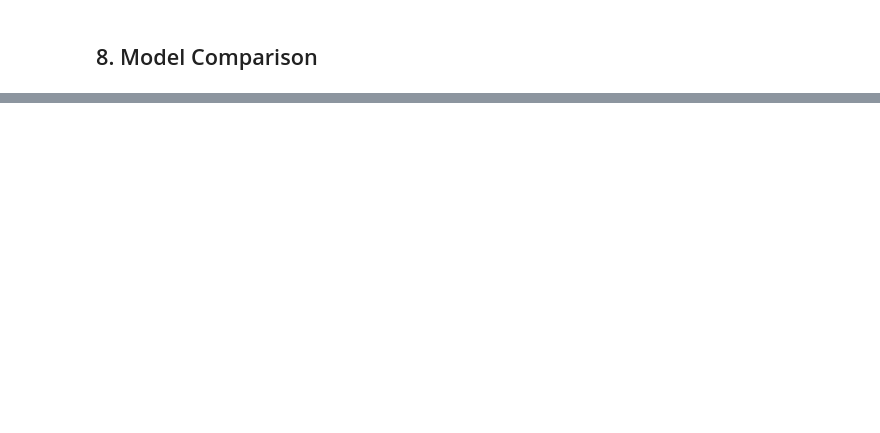
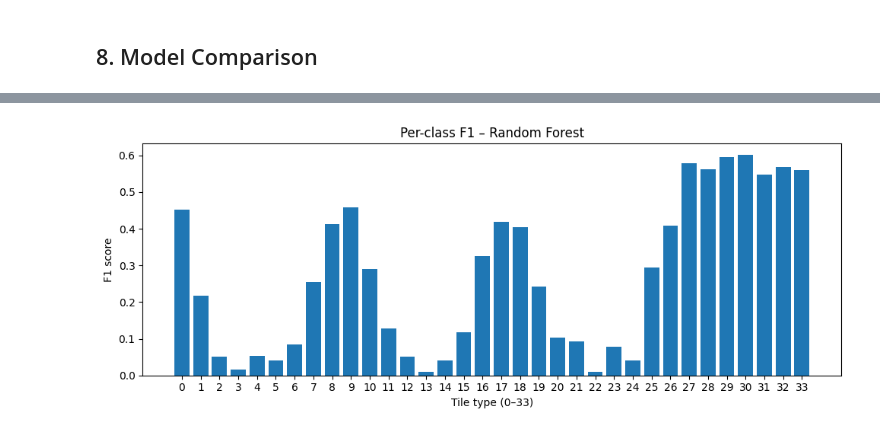
Before and after one commit to Calvinzheng123/ITCS-3156-Mahjong-Final-Project, a Jupyter notebook: MahjongML.ipynb, the cells around one changed output, grey strips where cells are left out. Saved outputs shown, nothing was run; the diff lists cells and outputs as text; code cells hidden in the pictures; blank space fills up the shorter version.

```diff
--- a/MahjongML.ipynb
+++ b/MahjongML.ipynb
@@ -360,0 +418,16 @@ results_df
+# %%
+from sklearn.metrics import precision_recall_fscore_support
+
+prec, rec, f1, support = precision_recall_fscore_support(
+    y_test, y_pred_rf, labels=np.arange(34), zero_division=0
+)
+
+f1_df = pd.DataFrame({
+    "tile_type": np.arange(34),
+    "precision": prec,
+    "recall": rec,
+    "f1": f1,
+    "support": support,
+})
+
+f1_df.head()
@@ -360,0 +441,11 @@ results_df
+# %%
+plt.figure(figsize=(10, 4))
+plt.bar(f1_df["tile_type"], f1_df["f1"])
+plt.xlabel("Tile type (0–33)")
+plt.ylabel("F1 score")
+plt.title("Per-class F1 – Random Forest")
+plt.xticks(range(34))
+plt.tight_layout()
+plt.show()
+# %% [output]
+[figure, added]
```
Also changed, not shown: parts of 10 cells of this notebook.
